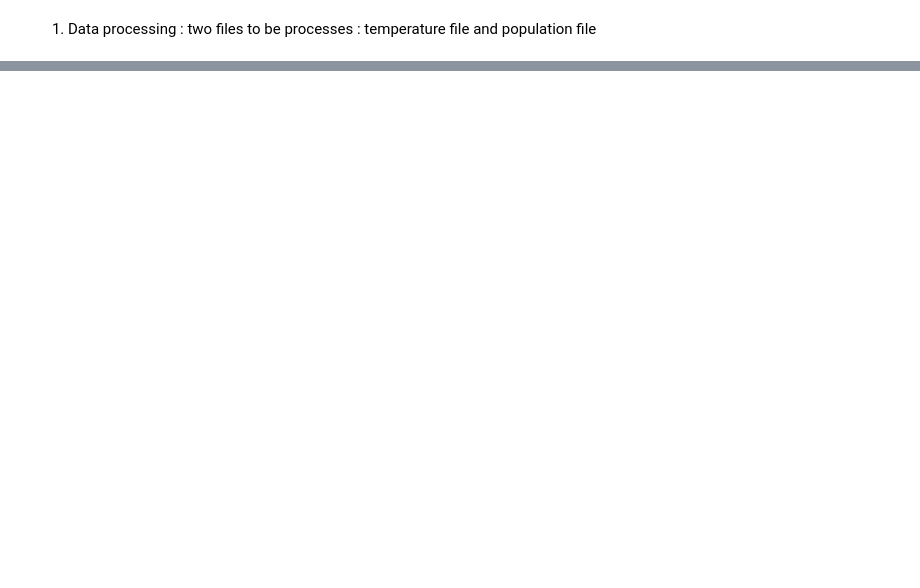
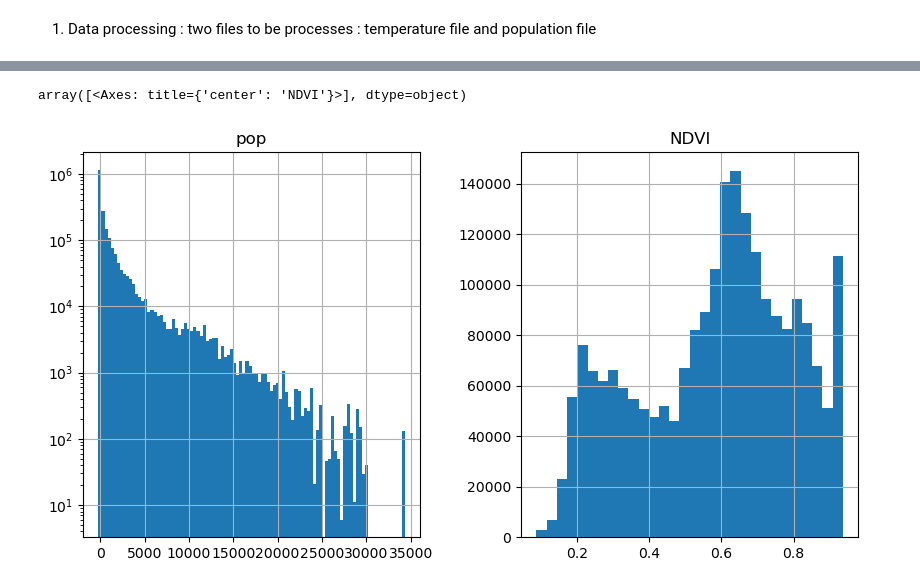
Before and after one commit to christopherogerepfl/UHI_prediction, a Jupyter notebook: task1.ipynb, the cells around one changed output, grey strips where cells are left out. Saved outputs shown, nothing was run; the diff lists cells and outputs as text; code cells hidden in the pictures; blank space fills up the shorter version.

```diff
--- a/task1.ipynb
+++ b/task1.ipynb
@@ -80,7 +3,0 @@ pd.read_csv('data_lyon.csv').head().drop('Unnamed: 0', axis=1)
-# %%
-
-import seaborn as sns
-plt.figure(figsize=(6,5))
-sns.set_theme(style="whitegrid")
-sns.scatterplot(data=data, x="deltaT", y="pop")
-plt.show()
@@ -204,0 +43,10 @@ plt.scatter(y_test, y_pred)
+# %%
+reload(f)
+#city_df = f.process_data(elevation, land_cover, NDVI, 40000, cities=cities)
+city_df = pd.read_csv('data_cities/city_df.csv')
+#city_df.to_csv('data_cities\city_df.csv')
+# %%
+latitudes = {'Amsterdam' : 52.377956, 'Madrid' : 40.416775, 'Stockholm' : 59.329323, 'Lyon' : 45.764043, 'Vienna' : 48.208174}
+#add a column with the latitude of the city
+city_df['latitude'] = city_df['city'].map(latitudes)
+city_df.head()
@@ -204,0 +60,3 @@ plt.scatter(y_test, y_pred)
+# %%
+city_df.fillna(0, inplace=True)
+city_df.describe().loc[:,'pop']
@@ -204,0 +73,7 @@ plt.scatter(y_test, y_pred)
+# %%
+fig,axs = plt.subplots(1,2, figsize=(10,5))
+city_df.hist(column='pop', bins=100, log=True, ax=axs[0])
+city_df.hist(column='NDVI', bins=30, ax=axs[1])
+# %% [output]
+array([<Axes: title={'center': 'NDVI'}>], dtype=object)
+[figure, added]
```
Also changed, not shown: parts of 41 cells of this notebook, 1 other file.
